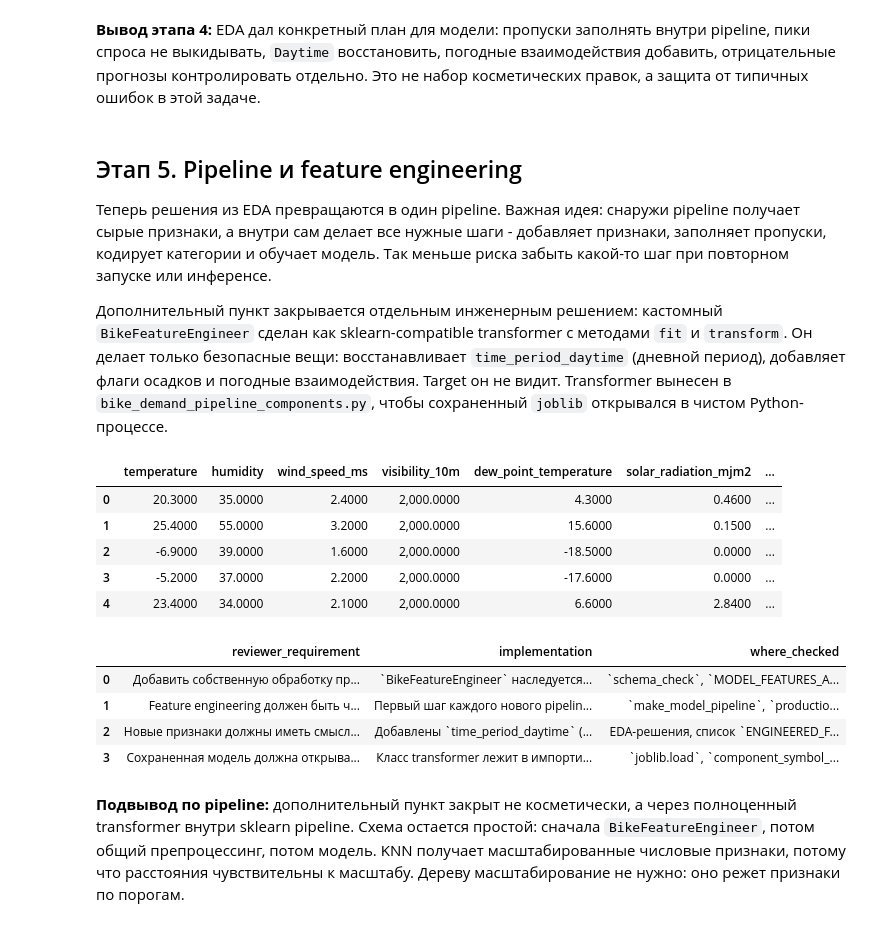
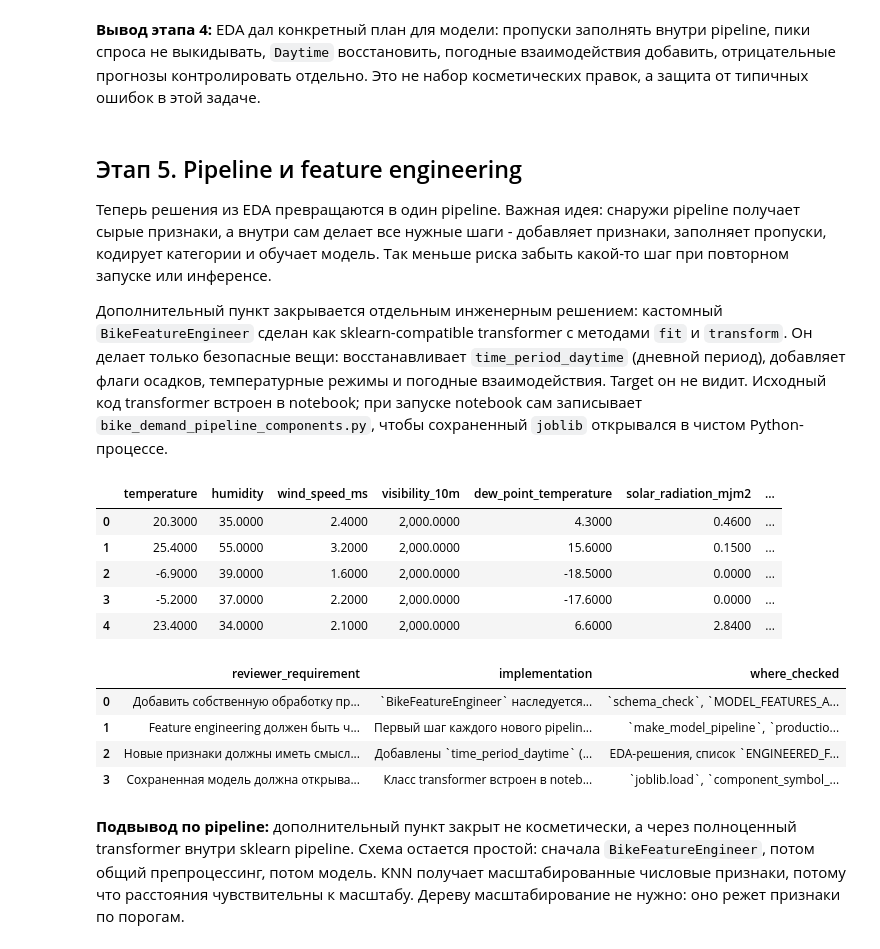
Before and after one commit to neiro/ds_sonv, a Jupyter notebook: ml-env/work.ipynb, the cells around one changed output. Saved outputs shown, nothing was run; the diff lists cells and outputs as text; code cells hidden in the pictures.

Commit message:
Make notebook self-contained and clean Python code

```diff
--- a/ml-env/work.ipynb
+++ b/ml-env/work.ipynb
@@ -250,7 +250,7 @@ import textwrap
 import time
 import warnings
 from pathlib import Path
-from typing import Any, Dict, List, Optional, Tuple
+from typing import Any
 
 import joblib
 import matplotlib.pyplot as plt
@@ -260,7 +260,7 @@ import pandas as pd
 import seaborn as sns
 import sklearn
 from IPython.display import Markdown, display
-from sklearn.base import BaseEstimator, TransformerMixin
+from sklearn.base import BaseEstimator
 from sklearn.compose import ColumnTransformer
 from sklearn.dummy import DummyRegressor
 from sklearn.inspection import permutation_importance
@@ -283,7 +283,7 @@ N_TRIALS_TREE = 45
 TARGET_ORIGINAL = "Rented Bike Count"
 TARGET = "rented_bike_count"
 
-def find_project_root(start: Optional[Path] = None) -> Path:
+def find_project_root(start: Path | None = None) -> Path:
     start = (start or Path.cwd()).resolve()
     for candidate in [start, *start.parents]:
         has_project_files = all(
@@ -943,7 +978,7 @@ display(eda_decisions)
 
 Теперь решения из EDA превращаются в один pipeline. Важная идея: снаружи pipeline получает сырые признаки, а внутри сам делает все нужные шаги - добавляет признаки, заполняет пропуски, кодирует категории и обучает модель. Так меньше риска забыть какой-то шаг при повторном запуске или инференсе.
 
-Дополнительный пункт закрывается отдельным инженерным решением: кастомный `BikeFeatureEngineer` сделан как sklearn-compatible transformer с методами `fit` и `transform`. Он делает только безопасные вещи: восстанавливает `time_period_daytime` (дневной период), добавляет флаги осадков и погодные взаимодействия. Target он не видит. Transformer вынесен в `bike_demand_pipeline_components.py`, чтобы сохраненный `joblib` открывался в чистом Python-процессе.
+Дополнительный пункт закрывается отдельным инженерным решением: кастомный `BikeFeatureEngineer` сделан как sklearn-compatible transformer с методами `fit` и `transform`. Он делает только безопасные вещи: восстанавливает `time_period_daytime` (дневной период), добавляет флаги осадков, температурные режимы и погодные взаимодействия. Target он не видит. Исходный код transformer встроен в notebook; при запуске notebook сам записывает `bike_demand_pipeline_components.py`, чтобы сохраненный `joblib` открывался в чистом Python-процессе.
 # %%
 from bike_demand_pipeline_components import (
     BikeFeatureEngineer,
@@ -955,7 +990,7 @@ from bike_demand_pipeline_components import (
 
 
 def make_preprocessor(scale_numeric: bool) -> ColumnTransformer:
-    numeric_steps: List[Tuple[str, Any]] = [("imputer", SimpleImputer(strategy="median"))]
+    numeric_steps: list[tuple[str, Any]] = [("imputer", SimpleImputer(strategy="median"))]
     if scale_numeric:
         numeric_steps.append(("scaler", StandardScaler()))
 
@@ -1005,36 +1040,36 @@ additional_task_closure = pd.DataFrame(
             "implementation": "`BikeFeatureEngineer` наследуется от `BaseEstimator` и `TransformerMixin`, имеет `fit`/`transform` и возвращает стабильную схему колонок.",
             "where_checked": "`schema_check`, `MODEL_FEATURES_AFTER_ENGINEERING`, reload сохраненного `joblib`.",
         },
         {
             "reviewer_requirement": "Feature engineering должен быть частью pipeline, а не ручной подготовкой перед обучением.",
             "implementation": "Первый шаг каждого нового pipeline - `('feature_engineering', BikeFeatureEngineer())`; дальше идут imputer/encoder/scaler и модель.",
             "where_checked": "`make_model_pipeline`, `production_contract`, `artifact_manifest`.",
         },
         {
             "reviewer_requirement": "Новые признаки должны иметь смысл для задачи.",
-            "implementation": "Добавлены `time_period_daytime` (дневной период), `rainfall_flag` (наличие дождя), `snowfall_flag` (наличие снега), `dew_point_gap` (разница температуры и точки росы), `comfort_temperature` (комфортный диапазон температуры), `low_visibility_flag` (низкая видимость), `temperature_x_humidity` и `temperature_x_solar` (погодные взаимодействия).",
+            "implementation": "Добавлены `time_period_daytime` (дневной период), `has_rain` (наличие дождя), `has_snow` (наличие снега), `has_precipitation` (наличие любых осадков), `dew_point_gap` (разница температуры и точки росы), `comfortable_temperature` (комфортный диапазон температуры), `freezing_weather`/`hot_weather` (температурные режимы), `hot_and_humid`, `temp_x_humidity`, `temp_x_solar`, `rain_x_wind` и `snow_x_freezing` (погодные взаимодействия).",
             "where_checked": "EDA-решения, список `ENGINEERED_FEATURES`, importance финальной модели.",
         },
         {
             "reviewer_requirement": "Сохраненная модель должна открываться вне ноутбука.",
-            "implementation": "Класс transformer лежит в импортируемом модуле `bike_demand_pipeline_components.py`, модуль включен в manifest и проверен checksum.",
+            "implementation": "Класс transformer встроен в notebook как source string, при запуске записывается в импортируемый модуль `bike_demand_pipeline_components.py`; модуль включен в manifest и проверен checksum.",
             "where_checked": "`joblib.load`, `component_symbol_check`, `artifact_inventory`.",
         },
     ]
 )
 display(additional_task_closure)
 # %% [output]
 |  | temperature | humidity | wind_speed_ms | visibility_10m | dew_point_temperature | solar_radiation_mjm2 | ... |
 | 0 | 20.3000 | 35.0000 | 2.4000 | 2,000.0000 | 4.3000 | 0.4600 | ... |
 | 1 | 25.4000 | 55.0000 | 3.2000 | 2,000.0000 | 15.6000 | 0.1500 | ... |
 | 2 | -6.9000 | 39.0000 | 1.6000 | 2,000.0000 | -18.5000 | 0.0000 | ... |
 | 3 | -5.2000 | 37.0000 | 2.2000 | 2,000.0000 | -17.6000 | 0.0000 | ... |
 | 4 | 23.4000 | 34.0000 | 2.1000 | 2,000.0000 | 6.6000 | 2.8400 | ... |
 |  | reviewer_requirement | implementation | where_checked |
 | 0 | Добавить собственную обработку пр... | `BikeFeatureEngineer` наследуется... | `schema_check`, `MODEL_FEATURES_A... |
 | 1 | Feature engineering должен быть ч... | Первый шаг каждого нового pipelin... | `make_model_pipeline`, `productio... |
 | 2 | Новые признаки должны иметь смысл... | Добавлены `time_period_daytime` (... | EDA-решения, список `ENGINEERED_F... |
-| 3 | Сохраненная модель должна открыва... | Класс transformer лежит в импорти... | `joblib.load`, `component_symbol_... |
+| 3 | Сохраненная модель должна открыва... | Класс transformer встроен в noteb... | `joblib.load`, `component_symbol_... |
 # %% [markdown]
 **Подвывод по pipeline:** дополнительный пункт закрыт не косметически, а через полноценный transformer внутри sklearn pipeline. Схема остается простой: сначала `BikeFeatureEngineer`, потом общий препроцессинг, потом модель. KNN получает масштабированные числовые признаки, потому что расстояния чувствительны к масштабу. Дереву масштабирование не нужно: оно режет признаки по порогам.
 # %% [markdown]
```
Also changed, not shown: parts of 8 cells of this notebook, 3 other files.
